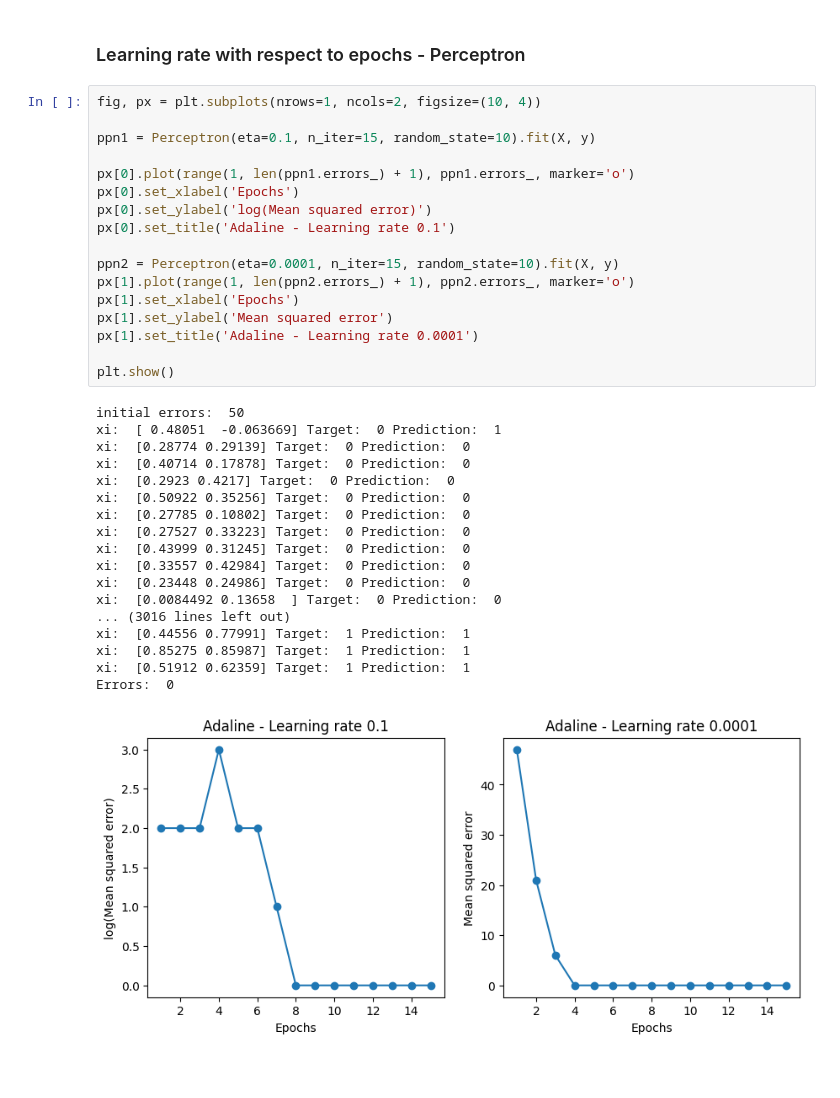
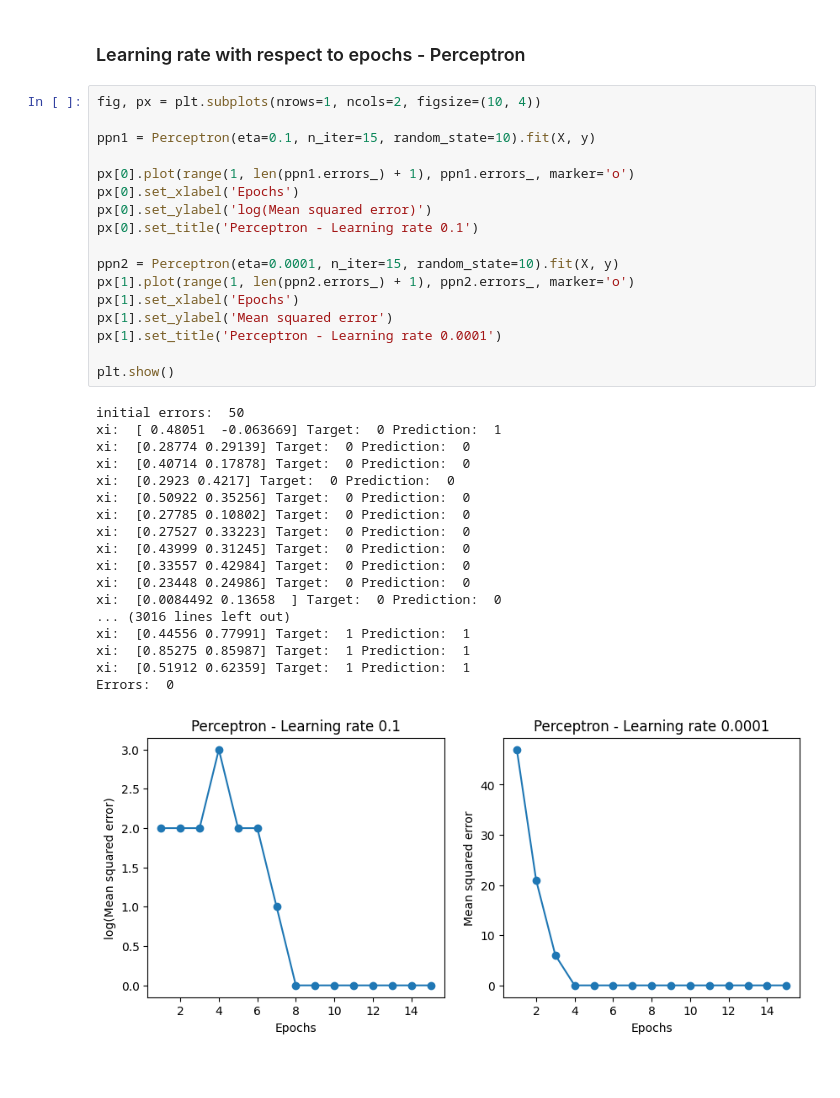
Before and after one commit to 2533Aryan/Machine_Learning, a Jupyter notebook: Assignments/Assignment_03/Adaline_Assignment_Aryan_Raval.ipynb, the cells around one changed output. Drawn from its saved outputs; the diff is of its cells as text.

```diff
--- a/Assignments/Assignment_03/Adaline_Assignment_Aryan_Raval.ipynb
+++ b/Assignments/Assignment_03/Adaline_Assignment_Aryan_Raval.ipynb
@@ -272,36 +282,36 @@ fig, px = plt.subplots(nrows=1, ncols=2, figsize=(10, 4))
 ppn1 = Perceptron(eta=0.1, n_iter=15, random_state=10).fit(X, y)
 
 px[0].plot(range(1, len(ppn1.errors_) + 1), ppn1.errors_, marker='o')
 px[0].set_xlabel('Epochs')
 px[0].set_ylabel('log(Mean squared error)')
-px[0].set_title('Adaline - Learning rate 0.1')
+px[0].set_title('Perceptron - Learning rate 0.1')
 
 ppn2 = Perceptron(eta=0.0001, n_iter=15, random_state=10).fit(X, y)
 px[1].plot(range(1, len(ppn2.errors_) + 1), ppn2.errors_, marker='o')
 px[1].set_xlabel('Epochs')
 px[1].set_ylabel('Mean squared error')
-px[1].set_title('Adaline - Learning rate 0.0001')
+px[1].set_title('Perceptron - Learning rate 0.0001')
 
 plt.show()
 # %% [output]
 initial errors:  50
 xi:  [ 0.48051  -0.063669] Target:  0 Prediction:  1
 xi:  [0.28774 0.29139] Target:  0 Prediction:  0
 xi:  [0.40714 0.17878] Target:  0 Prediction:  0
 xi:  [0.2923 0.4217] Target:  0 Prediction:  0
 xi:  [0.50922 0.35256] Target:  0 Prediction:  0
 xi:  [0.27785 0.10802] Target:  0 Prediction:  0
 xi:  [0.27527 0.33223] Target:  0 Prediction:  0
 xi:  [0.43999 0.31245] Target:  0 Prediction:  0
 xi:  [0.33557 0.42984] Target:  0 Prediction:  0
 xi:  [0.23448 0.24986] Target:  0 Prediction:  0
 xi:  [0.0084492 0.13658  ] Target:  0 Prediction:  0
 ... (3016 lines left out)
 xi:  [0.44556 0.77991] Target:  1 Prediction:  1
 xi:  [0.85275 0.85987] Target:  1 Prediction:  1
 xi:  [0.51912 0.62359] Target:  1 Prediction:  1
 Errors:  0
-[figure, old version]
+[figure, new version]
 # %% [markdown]
 <br>
 # %% [markdown]
```
Also changed, not shown: parts of 8 cells of this notebook.
